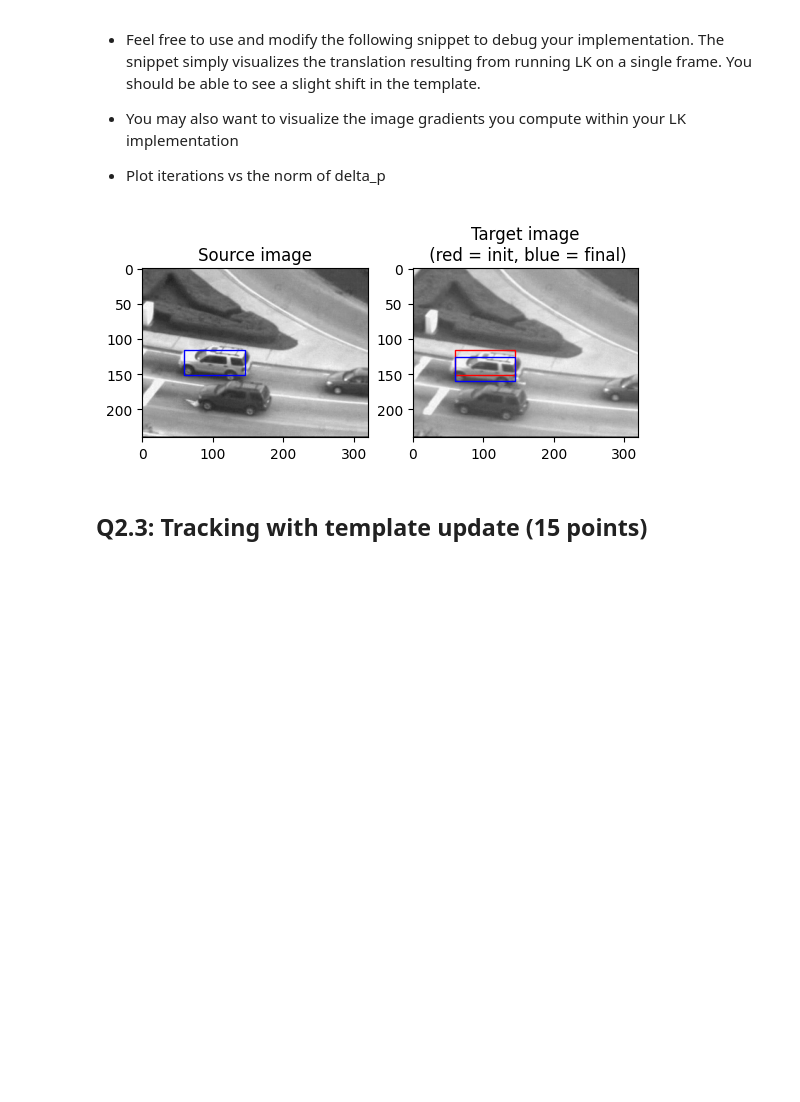
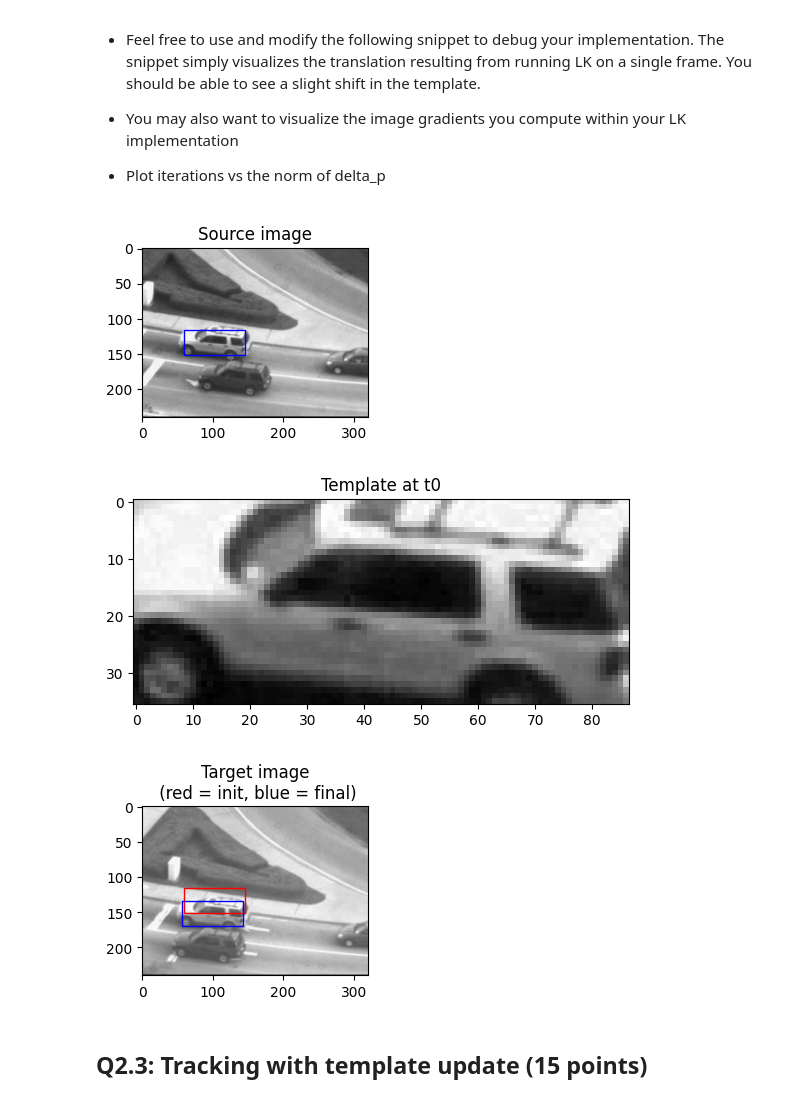
Before and after one commit to PAOK-2001/ComputerVision-16720, a Jupyter notebook: hw2/LucasKanade.ipynb, the cells around one changed output. Saved outputs shown, nothing was run; the diff lists cells and outputs as text; code cells hidden in the pictures; blank space fills up the shorter version.

```diff
--- a/hw2/LucasKanade.ipynb
+++ b/hw2/LucasKanade.ipynb
@@ -79,7 +84,7 @@ Make sure to comment your code and use proper names for your variables.
 # %%
 from scipy.interpolate import RectBivariateSpline
 
-def LucasKanade(It, It1, rect, threshold, num_iters, p0=np.zeros(2)):
+def LucasKanade(It, It1, rect, threshold, num_iters, p0=np.zeros(2), debug=False):
     """
     :param[np.array(H, W)] It   : Grayscale image at time t [float]
     :param[np.array(H, W)] It1  : Grayscale image at time t+1 [float]
@@ -121,6 +126,12 @@ def LucasKanade(It, It1, rect, threshold, num_iters, p0=np.zeros(2)):
     rec_y = np.arange(y1, y2+1)
     X, Y = np.meshgrid(rec_x, rec_y)
     template_t0 = spline_t0.ev(Y, X) # Sample the template from It
+    if debug:
+        plt.figure()
+        plt.imshow(template_t0, cmap='gray')
+        plt.title('Template at t0')
+        plt.show()
+        plt.close()
 
     # Iterate over num_iters
     for i in range(num_iters):
@@ -137,16 +148,13 @@ def LucasKanade(It, It1, rect, threshold, num_iters, p0=np.zeros(2)):
         dx = grad_spline_dx.ev(warped_y, warped_x).flatten()
         dy = grad_spline_dy.ev(warped_y, warped_x).flatten()
         image_grad = np.vstack([dx, dy]).T
-
         # 3) by computing the product of the Jacobian and the gradient
         A = image_grad @ J
+
         # Build b by computing the error
         b = (template_t0 - template_t1).flatten()
-        # Solve linear system and update p
-        try:
-            delta_p = np.linalg.solve(A.T @ A, A.T @ b)
-        except np.linalg.LinAlgError:
-            delta_p, _, _, _ = np.linalg.lstsq(A, b, rcond=None)
+
+        delta_p, _, _, _ = np.linalg.lstsq(A, b, rcond=None)
 
         p[0] +=  delta_p[0]
         p[1] +=  delta_p[1]
@@ -172,29 +180,32 @@ def draw_rect(rect,color):
 # %%
 num_iters = 100
 threshold = 0.01
+debug = True
+
 seq = np.load("data/carseq.npy")
 rect = [59, 116, 145, 151]
 It = seq[:,:,0]
 
 # Source frame
 plt.figure()
 plt.subplot(1,2,1)
 plt.imshow(It, cmap='gray')
 plt.title('Source image')
 draw_rect(rect,'b')
 
 # Target frame + LK
-# It1  = seq[:,:, 20]
-It1  = seq[:,:, 10]
+It1  = seq[:,:, 20]
+p = LucasKanade(It, It1, rect, threshold, num_iters, p0=np.zeros(2), debug=debug)
 plt.subplot(1,2,2)
 plt.imshow(It1, cmap='gray')
 plt.title('Target image\n (red = init, blue = final)')
-p = LucasKanade(It, It1, rect, threshold, num_iters, p0=np.zeros(2))
 rect_t1 = rect + np.concatenate((p,p))
 draw_rect(rect,'r')
 draw_rect(rect_t1,'b')
 # %% [output]
-[figure, old version]
+[figure, new version]
+[figure, added]
+[figure, added]
 # %% [markdown]
 ## Q2.3: Tracking with template update (15 points)
 # %%
```
Also changed, not shown: parts of 4 cells of this notebook, 1 other file.
